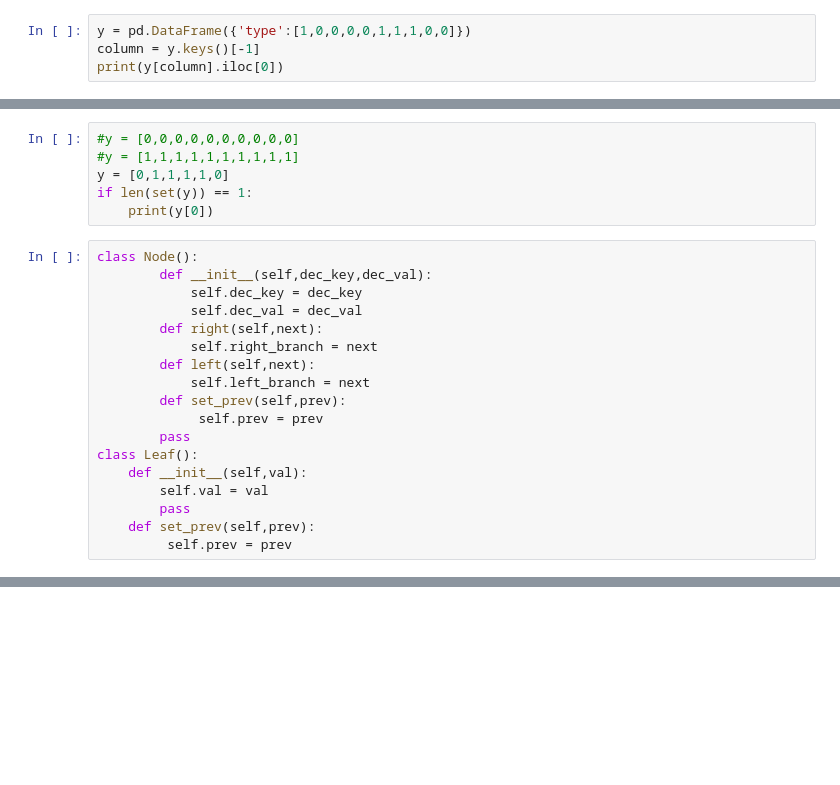
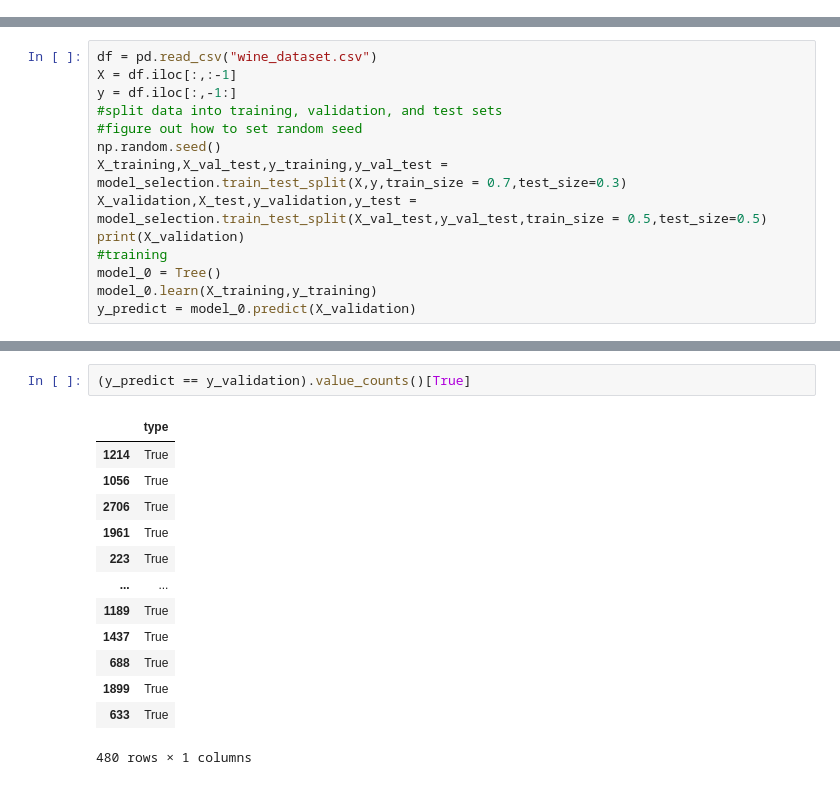
Before and after one commit to ColeDixon78/IntroML, a Jupyter notebook: tree_test.ipynb, the cells around one changed output, grey strips where cells are left out. Saved outputs shown, nothing was run; the diff lists cells and outputs as text; blank space fills up the shorter version.

```diff
--- a/tree_test.ipynb
+++ b/tree_test.ipynb
@@ -15,4 +32,0 @@ y = df.iloc[:,-1:]
-# %%
-y = pd.DataFrame({'type':[1,0,0,0,0,1,1,1,0,0]})
-column = y.keys()[-1]
-print(y[column].iloc[0])
@@ -33,24 +32,0 @@ False
-# %%
-#y = [0,0,0,0,0,0,0,0,0,0]
-#y = [1,1,1,1,1,1,1,1,1,1]
-y = [0,1,1,1,1,0]
-if len(set(y)) == 1:
-    print(y[0])
-# %%
-class Node():
-        def __init__(self,dec_key,dec_val):
-            self.dec_key = dec_key
-            self.dec_val = dec_val
-        def right(self,next):
-            self.right_branch = next
-        def left(self,next):
-            self.left_branch = next
-        def set_prev(self,prev):
-             self.prev = prev
-        pass
-class Leaf():
-    def __init__(self,val):
-        self.val = val
-        pass
-    def set_prev(self,prev):
-         self.prev = prev
@@ -166,0 +153,14 @@ memory usage: 125.0 KB
+# %%
+df = pd.read_csv("wine_dataset.csv")
+X = df.iloc[:,:-1]
+y = df.iloc[:,-1:]
+#split data into training, validation, and test sets
+#figure out how to set random seed
+np.random.seed()
+X_training,X_val_test,y_training,y_val_test = model_selection.train_test_split(X,y,train_size = 0.7,test_size=0.3)
+X_validation,X_test,y_validation,y_test = model_selection.train_test_split(X_val_test,y_val_test,train_size = 0.5,test_size=0.5)
+print(X_validation)
+#training
+model_0 = Tree()
+model_0.learn(X_training,y_training)
+y_predict = model_0.predict(X_validation)
@@ -166,0 +182,16 @@ memory usage: 125.0 KB
+# %%
+(y_predict == y_validation).value_counts()[True]
+# %% [output]
+|  | type |
+| 1214 | True |
+| 1056 | True |
+| 2706 | True |
+| 1961 | True |
+| 223 | True |
+| ... | ... |
+| 1189 | True |
+| 1437 | True |
+| 688 | True |
+| 1899 | True |
+| 633 | True |
+480 rows × 1 columns
```
Also changed, not shown: parts of 10 cells of this notebook, 1 other file.
